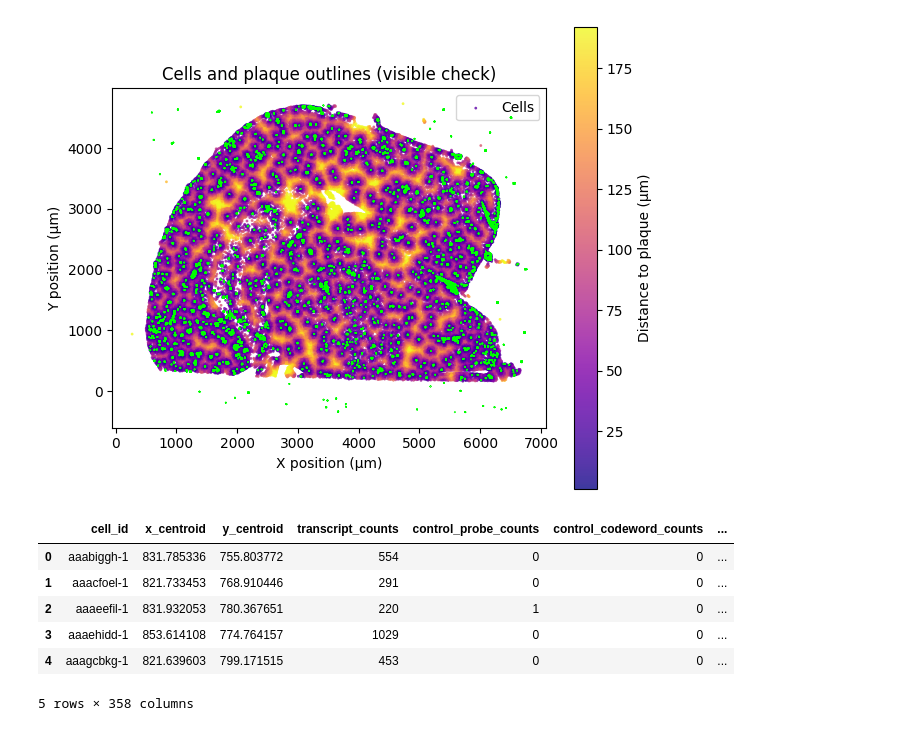
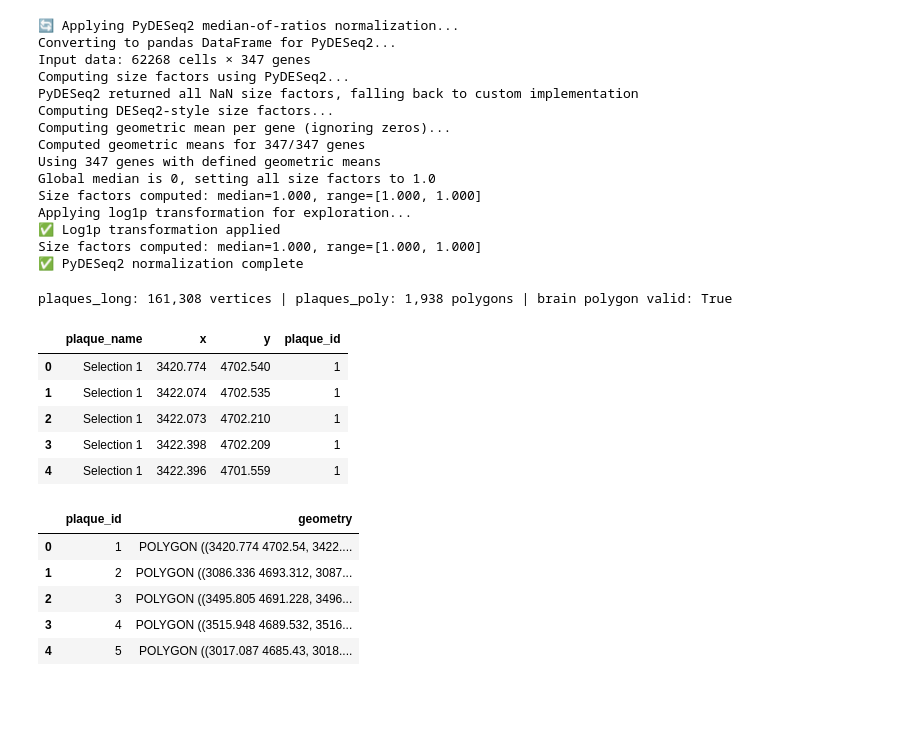
Before and after one commit to epfl-ada/ada-2025-project-adastraperaspera, a Jupyter notebook: results.ipynb, the cells around one changed output. Drawn from its saved outputs; the diff is of its cells as text; code cells hidden in the pictures; blank space fills up the shorter version.

```diff
--- a/results.ipynb
+++ b/results.ipynb
@@ -70,19 +117,67 @@ cells_with_dist.head()
 # %%
-from src.scripts.preprocessing.plaque_distance import plot_cell_to_plaque_map_visible
-
-plot_cell_to_plaque_map_visible(cells_with_dist, plaques_gdf)
+# Normalize the data and merge it with the filtered cells
+adata_normalized, size_factors = pydeseq2_normalize_global(adata, min_genes=20, apply_log1p=True)
+combined_df_normalized = combine_cells_and_expression(
+    filtered_combined_df[cells_df.columns],
+    adata_normalized,
+    f"{PATH_TO_DATA_FOLDER}/combined_normalized.csv",
+)
+combined_df = combine_cells_and_expression(
+    filtered_combined_df[cells_df.columns], adata, f"{PATH_TO_DATA_FOLDER}/combined.csv"
+)
 # %% [output]
-[figure, removed]
+🔄 Applying PyDESeq2 median-of-ratios normalization...
+Converting to pandas DataFrame for PyDESeq2...
+Input data: 62268 cells × 347 genes
+Computing size factors using PyDESeq2...
+PyDESeq2 returned all NaN size factors, falling back to custom implementation
+Computing DESeq2-style size factors...
+Computing geometric mean per gene (ignoring zeros)...
+Computed geometric means for 347/347 genes
+Using 347 genes with defined geometric means
+Global median is 0, setting all size factors to 1.0
+Size factors computed: median=1.000, range=[1.000, 1.000]
+Applying log1p transformation for exploration...
+✅ Log1p transformation applied
+Size factors computed: median=1.000, range=[1.000, 1.000]
+✅ PyDESeq2 normalization complete
 # %%
-from src.scripts.preprocessing.loaders import merge_expression_with_cells
+# 5. Load the plaque data, build valid polygons
+PLAQUES_CSV = Path(f"{PATH_TO_DATA_FOLDER}/plaque_polygons.csv")
+plaques_long = load_plaques(PLAQUES_CSV)
+plaques_poly = build_polygons(plaques_long)
+# 6. Load the brain polygon and ensure it is valid
+BRAIN_CSV = Path(f"{PATH_TO_DATA_FOLDER}/brain_polygon.csv")
+brain = (
+    pd.read_csv(
+        BRAIN_CSV, sep=",", header=None, skiprows=2, names=["name", "x", "y"], engine="python"
+    )
+    .assign(
+        x=lambda d: pd.to_numeric(d["x"], errors="coerce"),
+        y=lambda d: pd.to_numeric(d["y"], errors="coerce"),
+    )
+    .dropna(subset=["x", "y"])
+    .reset_index(drop=True)
+)
+brain_xy = brain[["x", "y"]].to_numpy()
+brain_geom = close_polygon_if_needed(brain_xy)
 
-combined_df = merge_expression_with_cells(cells_with_dist, adata)
-combined_df.head()
+logger.info(
+    f"plaques_long: {len(plaques_long):,} vertices | plaques_poly: {len(plaques_poly):,} polygons | brain polygon valid: {brain_geom.is_valid}"
+)
+display(plaques_long.head())
+display(plaques_poly.head())
 # %% [output]
+plaques_long: 161,308 vertices | plaques_poly: 1,938 polygons | brain polygon valid: True
-|  | cell_id | x_centroid | y_centroid | transcript_counts | control_probe_counts | control_codeword_counts | ... |
-| 0 | aaabiggh-1 | 831.785336 | 755.803772 | 554 | 0 | 0 | ... |
-| 1 | aaacfoel-1 | 821.733453 | 768.910446 | 291 | 0 | 0 | ... |
-| 2 | aaaeefil-1 | 831.932053 | 780.367651 | 220 | 1 | 0 | ... |
-| 3 | aaaehidd-1 | 853.614108 | 774.764157 | 1029 | 0 | 0 | ... |
-| 4 | aaagcbkg-1 | 821.639603 | 799.171515 | 453 | 0 | 0 | ... |
+|  | plaque_name | x | y | plaque_id |
+| 0 | Selection 1 | 3420.774 | 4702.540 | 1 |
+| 1 | Selection 1 | 3422.074 | 4702.535 | 1 |
+| 2 | Selection 1 | 3422.073 | 4702.210 | 1 |
+| 3 | Selection 1 | 3422.398 | 4702.209 | 1 |
+| 4 | Selection 1 | 3422.396 | 4701.559 | 1 |
-5 rows × 358 columns
+|  | plaque_id | geometry |
+| 0 | 1 | POLYGON ((3420.774 4702.54, 3422.... |
+| 1 | 2 | POLYGON ((3086.336 4693.312, 3087... |
+| 2 | 3 | POLYGON ((3495.805 4691.228, 3496... |
+| 3 | 4 | POLYGON ((3515.948 4689.532, 3516... |
+| 4 | 5 | POLYGON ((3017.087 4685.43, 3018.... |
```
Also changed, not shown: parts of 66 cells of this notebook, 11 other files.
